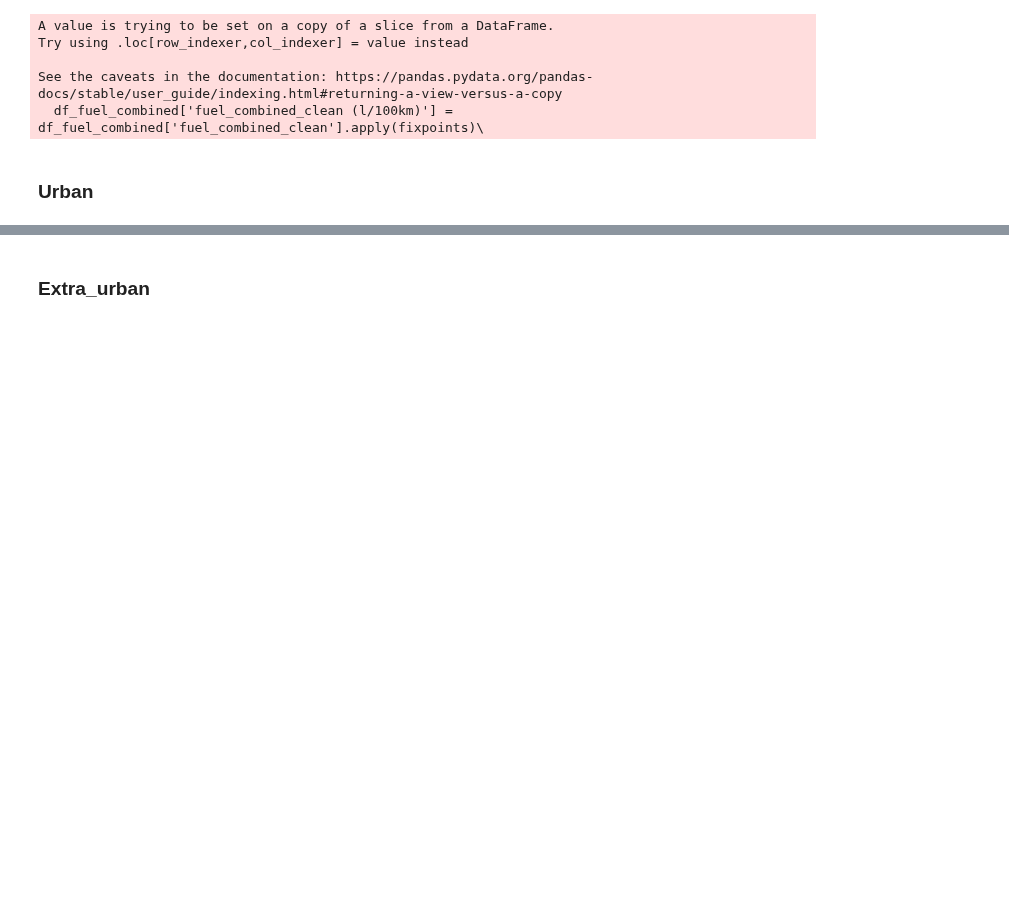
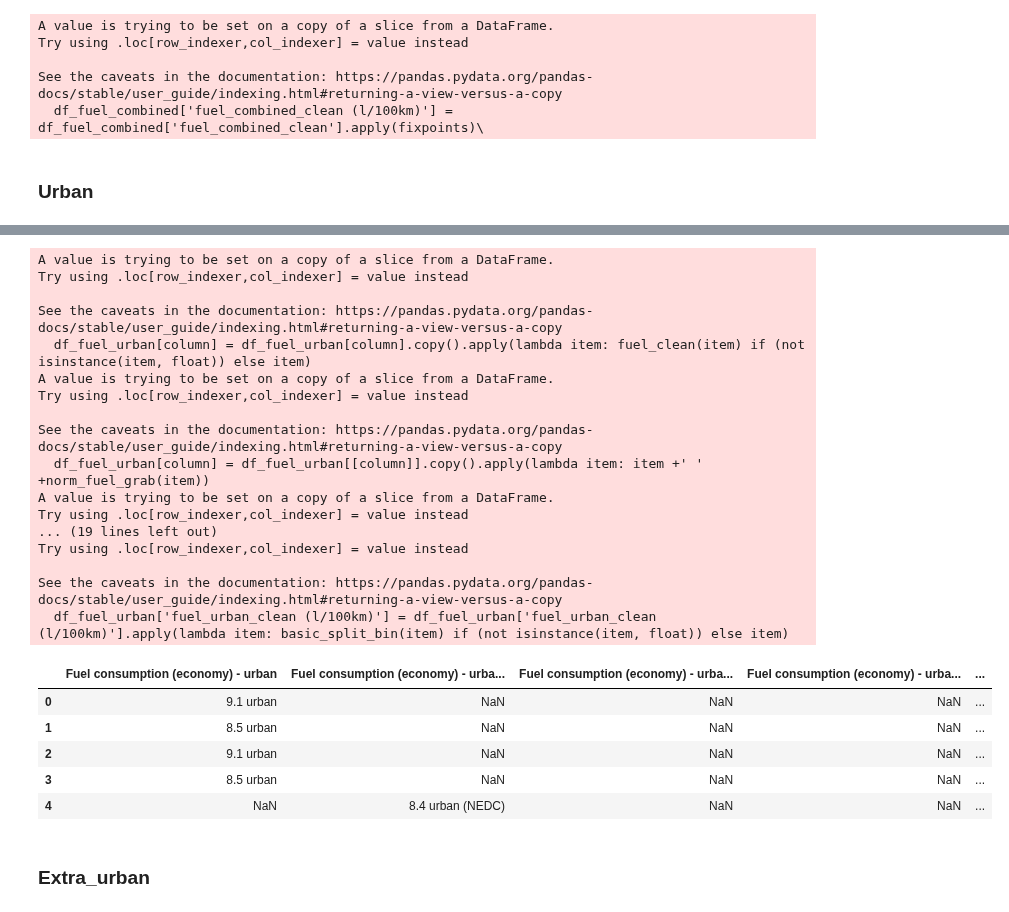
Before and after one commit to Cedric979/BEEV, a Jupyter notebook: Final Dataframe.ipynb, the cells around one changed output, grey strips where cells are left out. Cells and saved outputs as stored; diff of their text form; code cells hidden in the pictures; blank space fills up the shorter version.

```diff
--- a/Final Dataframe.ipynb
+++ b/Final Dataframe.ipynb
@@ -511,8 +498,9 @@ for value in df_fuel_combined['fuel_combined_clean (l/100km)']:
 # %%
-#Cristina code but issues with the values at the same problematic indexes
+#####New function
 def fixpoints(item):
     if type(item) != float:
-        item = item.split()[0]
+        if type(item) != list:
+         item = item.split()[0]
         # print(item)
         if len(item)> 5 and item.count('.')==2:
             # print(item)
@@ -546,23 +538,47 @@ df_fuel_urban.head()
 # %%
 #Building the sum columns with all values adding the norm at the end of the string value
 for column in df_fuel_urban.columns:
     df_fuel_urban[column] = df_fuel_urban[column].copy().apply(lambda item: fuel_clean(item) if (not isinstance(item, float)) else item)
     df_fuel_urban[column] = df_fuel_urban[[column]].copy().apply(lambda item: item +' ' +norm_fuel_grab(item))
 df_fuel_urban['fuel_urban_clean'] = df_fuel_urban.fillna('').sum(axis=1).copy()
 df_fuel_urban['fuel_urban_clean'] = df_fuel_urban['fuel_urban_clean'].apply(lambda item: np.nan if len(item) ==0 else item)
 
 
 #Adding the new column with unit in the title name
 df_fuel_urban['fuel_urban_clean (l/100km)'] = df_fuel_urban['fuel_urban_clean'].apply(lambda item: item.split()[0] if (not isinstance(item, float)) else item)
 #and (item.split()[0].find('-') == -1 or item.split()[0].find('+') == -1 )
 df_fuel_urban['fuel_urban_clean (l/100km)'] = df_fuel_urban['fuel_urban_clean (l/100km)'].apply(lambda item: item if (not isinstance(item, float) and item.replace('+','-').find('-') == -1) else item) ##. was float(item)   #and item.isdigit()) else item) #.str.isnumeric()
 df_fuel_urban['fuel_urban_clean (l/100km)'] = df_fuel_urban['fuel_urban_clean (l/100km)'].apply(lambda item: basic_split_bin(item) if (not isinstance(item, float)) else item)
 
 
 #Floating every number to be able to do calculation
-df_fuel_urban['fuel_urban_clean (l/100km)'].apply(lambda item: conv2float(item) if not isinstance(item, float) else '')
+df_fuel_urban['fuel_urban_clean (l/100km)'].apply(lambda item: fixpoints(item) if not isinstance(item, float) else '')
 
 df_fuel_urban.head()
+# %% [output]
+A value is trying to be set on a copy of a slice from a DataFrame.
+Try using .loc[row_indexer,col_indexer] = value instead
+
+See the caveats in the documentation: https://pandas.pydata.org/pandas-docs/stable/user_guide/indexing.html#returning-a-view-versus-a-copy
+  df_fuel_urban[column] = df_fuel_urban[column].copy().apply(lambda item: fuel_clean(item) if (not isinstance(item, float)) else item)
+A value is trying to be set on a copy of a slice from a DataFrame.
+Try using .loc[row_indexer,col_indexer] = value instead
+
+See the caveats in the documentation: https://pandas.pydata.org/pandas-docs/stable/user_guide/indexing.html#returning-a-view-versus-a-copy
+  df_fuel_urban[column] = df_fuel_urban[[column]].copy().apply(lambda item: item +' ' +norm_fuel_grab(item))
+A value is trying to be set on a copy of a slice from a DataFrame.
+Try using .loc[row_indexer,col_indexer] = value instead
+... (19 lines left out)
+Try using .loc[row_indexer,col_indexer] = value instead
+
+See the caveats in the documentation: https://pandas.pydata.org/pandas-docs/stable/user_guide/indexing.html#returning-a-view-versus-a-copy
+  df_fuel_urban['fuel_urban_clean (l/100km)'] = df_fuel_urban['fuel_urban_clean (l/100km)'].apply(lambda item: basic_split_bin(item) if (not isinstance(item, float)) else item)
+|  | Fuel consumption (economy) - urban | Fuel consumption (economy) - urba... | Fuel consumption (economy) - urba... | Fuel consumption (economy) - urba... | ... |
+| 0 | 9.1 urban | NaN | NaN | NaN | ... |
+| 1 | 8.5 urban | NaN | NaN | NaN | ... |
+| 2 | 9.1 urban | NaN | NaN | NaN | ... |
+| 3 | 8.5 urban | NaN | NaN | NaN | ... |
+| 4 | NaN | 8.4 urban (NEDC) | NaN | NaN | ... |
 # %% [markdown]
 ### Extra_urban
 # %%
```
Also changed, not shown: parts of 12 cells of this notebook.
